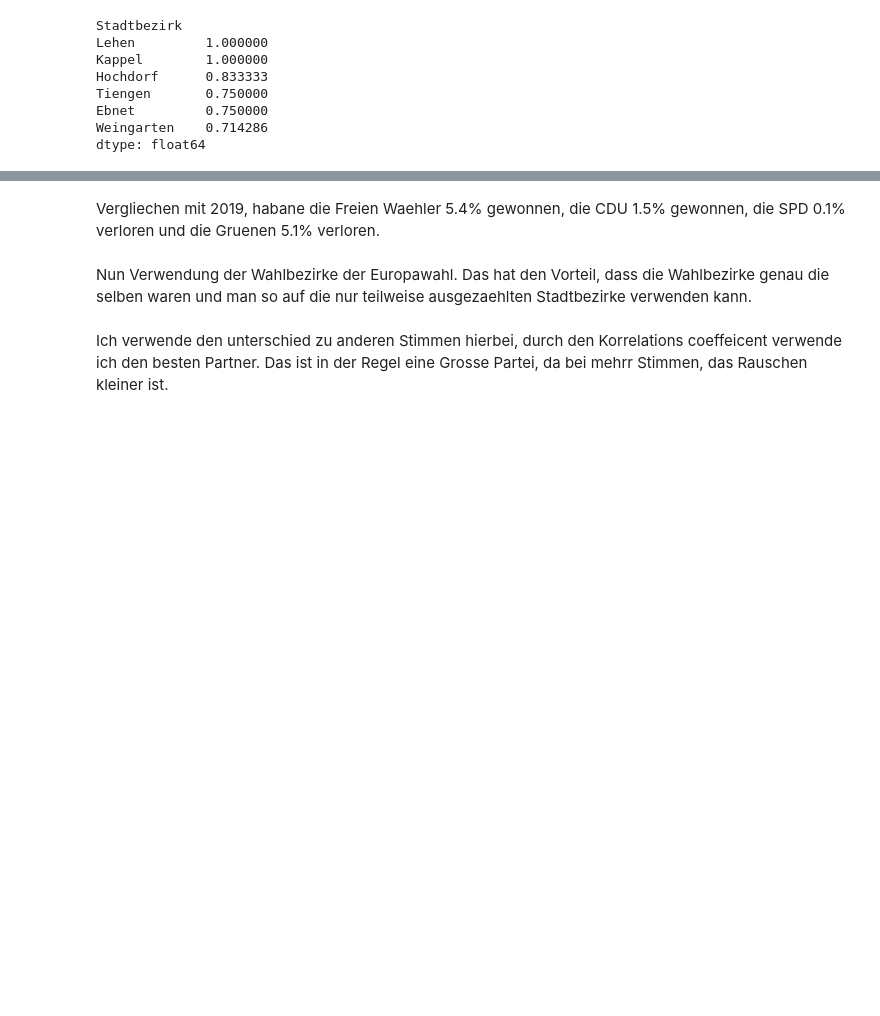
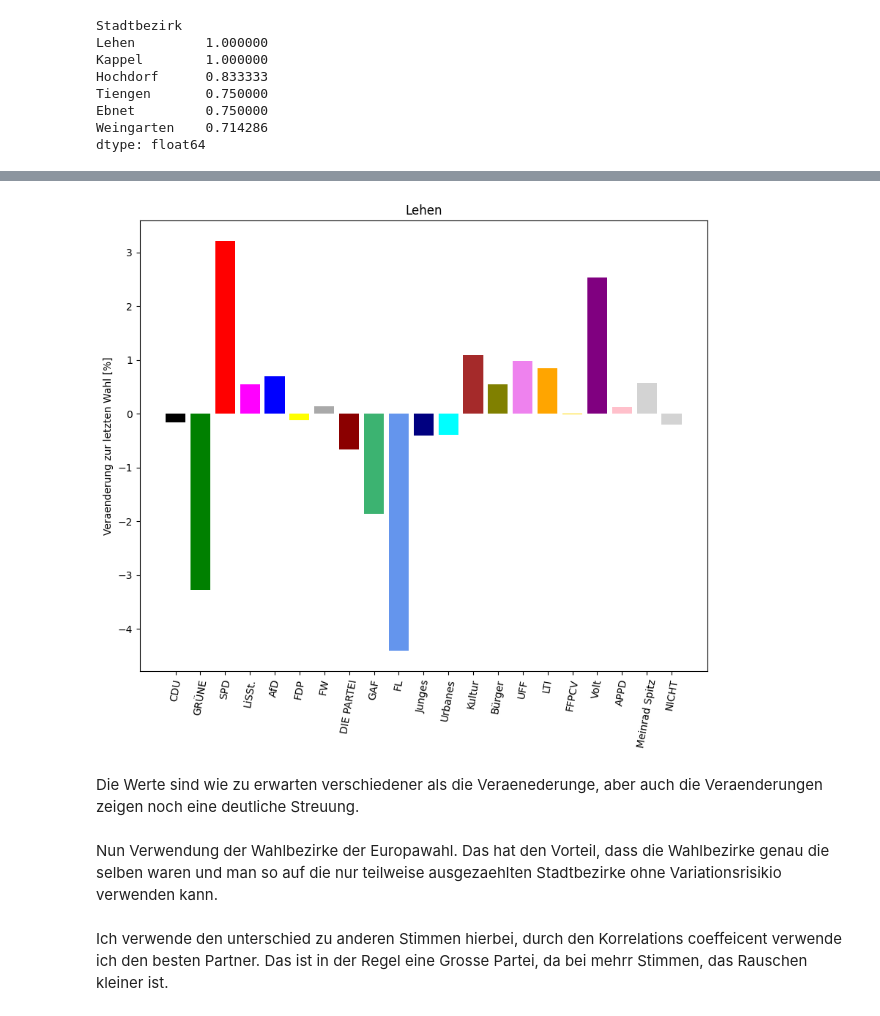
Before and after one commit to tkfritz/Freiburg_wahlen, a Jupyter notebook: Gemeinderatswahl24_Vorhersage.ipynb, the cells around one changed output, grey strips where cells are left out. Drawn from its saved outputs; the diff is of its cells as text; code cells hidden in the pictures; blank space fills up the shorter version.

```diff
--- a/Gemeinderatswahl24_Vorhersage.ipynb
+++ b/Gemeinderatswahl24_Vorhersage.ipynb
@@ -136,7 +138,11 @@ Kappel       19.654979  13.378495  24.368169  10.376699  4.183865  4.266144
+# %%
+make_bar_plot(joined,index='Lehen',title='Lehen',diff=True)
+# %% [output]
+[figure, added]
 # %% [markdown]
-Vergliechen mit 2019, habane die Freien Waehler 5.4% gewonnen, die CDU 1.5% gewonnen, die SPD 0.1% verloren und die Gruenen 5.1% verloren.
+Die Werte sind wie zu erwarten verschiedener als die Veraenederunge, aber auch die Veraenderungen zeigen noch eine deutliche Streuung.
 # %% [markdown]
-Nun Verwendung der Wahlbezirke der Europawahl. Das hat den Vorteil, dass die Wahlbezirke genau die selben waren und man so auf die nur teilweise ausgezaehlten Stadtbezirke verwenden kann.
+Nun Verwendung der Wahlbezirke der Europawahl. Das hat den Vorteil, dass die Wahlbezirke genau die selben waren und man so auf die nur teilweise ausgezaehlten Stadtbezirke ohne Variationsrisikio verwenden kann.
 # %%
 eu_wahlbezirke=pd.read_csv('eu24_wahlbezirke.csv',sep=';')
 wahl_bezirke=get_percent(wahl_bezirke)
```
Also changed, not shown: parts of 23 cells of this notebook.
